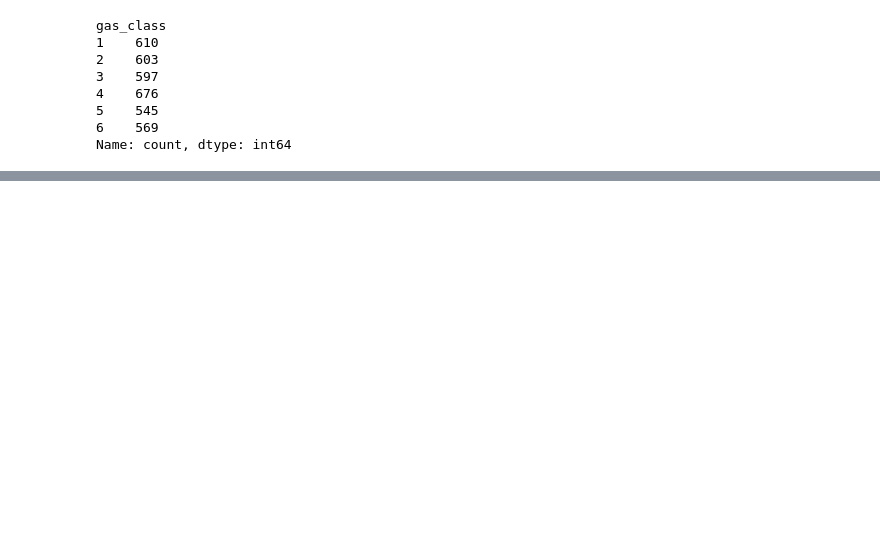
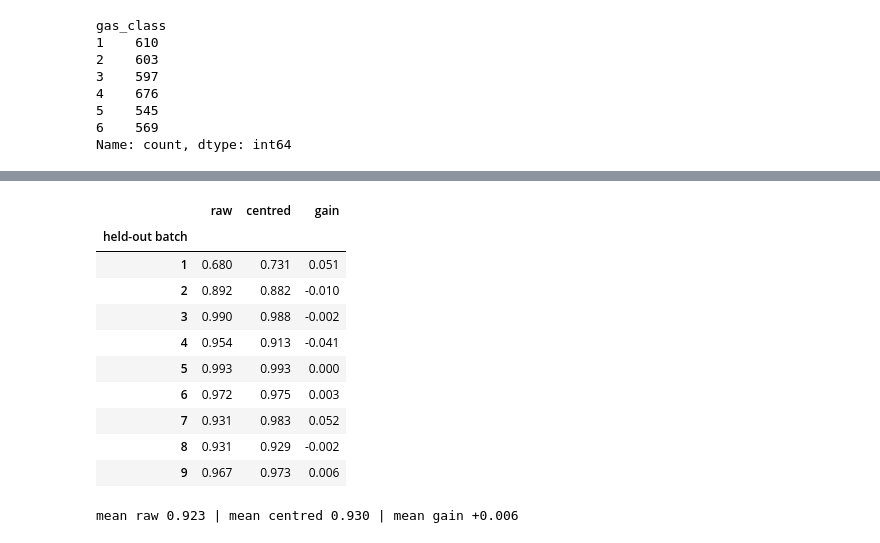
Before and after one commit to swang737/seanwang-margzhao-submission-iud26, a Jupyter notebook: notebook/submissionnotebook.ipynb, the cells around one changed output, grey strips where cells are left out. Cells and saved outputs as stored; diff of their text form; code cells hidden in the pictures; blank space fills up the shorter version.

```diff
--- a/notebook/submissionnotebook.ipynb
+++ b/notebook/submissionnotebook.ipynb
@@ -416,0 +860,22 @@ Name: count, dtype: int64
+# %%
+lobo_raw = v_score(MK_LSQR, folds=range(1, 10), centred=False, expanding=False)
+lobo_cen = v_score(MK_LSQR, folds=range(1, 10), centred=True,  expanding=False)
+lobo = pd.DataFrame({"raw": lobo_raw, "centred": lobo_cen}).round(3)
+lobo["gain"] = (lobo.centred - lobo.raw).round(3)
+lobo.index.name = "held-out batch"
+display(lobo)
+print(f"mean raw {lobo.raw.mean():.3f} | mean centred {lobo.centred.mean():.3f} "
+      f"| mean gain {lobo.gain.mean():+.3f}")
+# %% [output]
+|  | raw | centred | gain |
+| held-out batch |  |  |  |
+| 1 | 0.680 | 0.731 | 0.051 |
+| 2 | 0.892 | 0.882 | -0.010 |
+| 3 | 0.990 | 0.988 | -0.002 |
+| 4 | 0.954 | 0.913 | -0.041 |
+| 5 | 0.993 | 0.993 | 0.000 |
+| 6 | 0.972 | 0.975 | 0.003 |
+| 7 | 0.931 | 0.983 | 0.052 |
+| 8 | 0.931 | 0.929 | -0.002 |
+| 9 | 0.967 | 0.973 | 0.006 |
+mean raw 0.923 | mean centred 0.930 | mean gain +0.006
```
Also changed, not shown: parts of 80 cells of this notebook.
